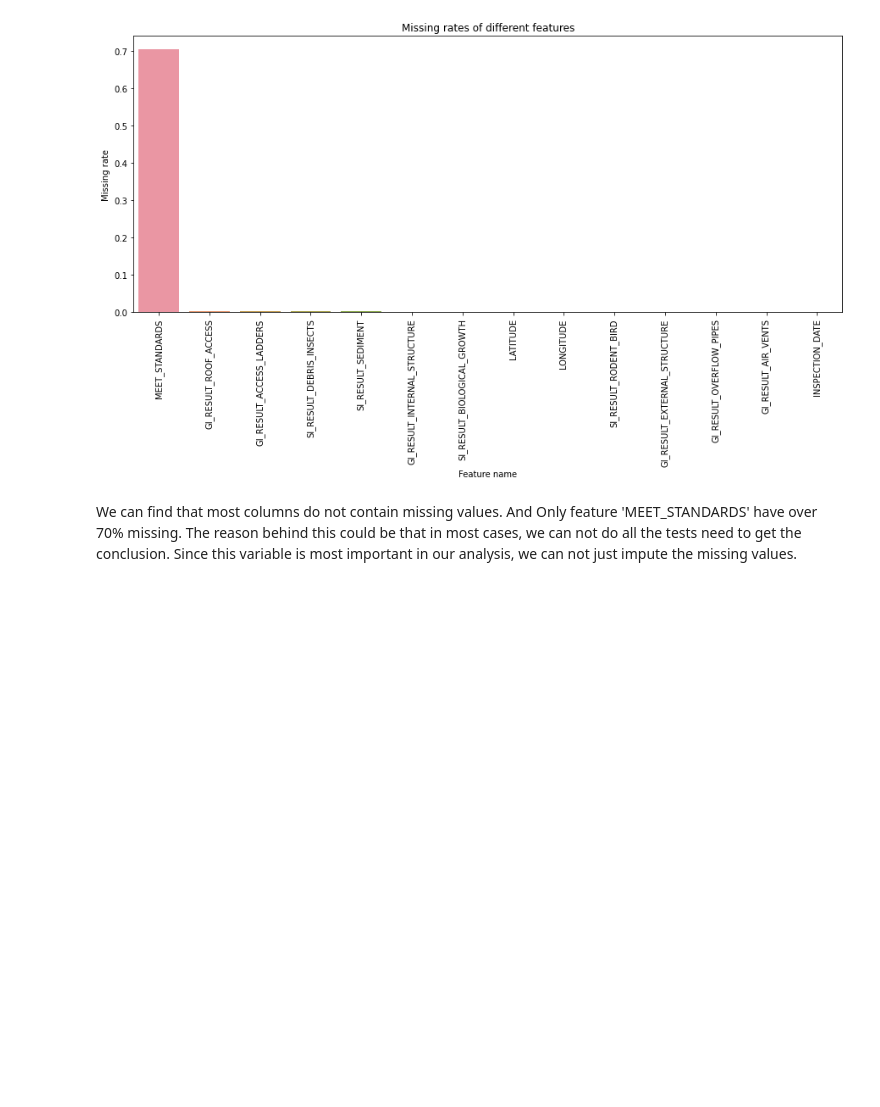
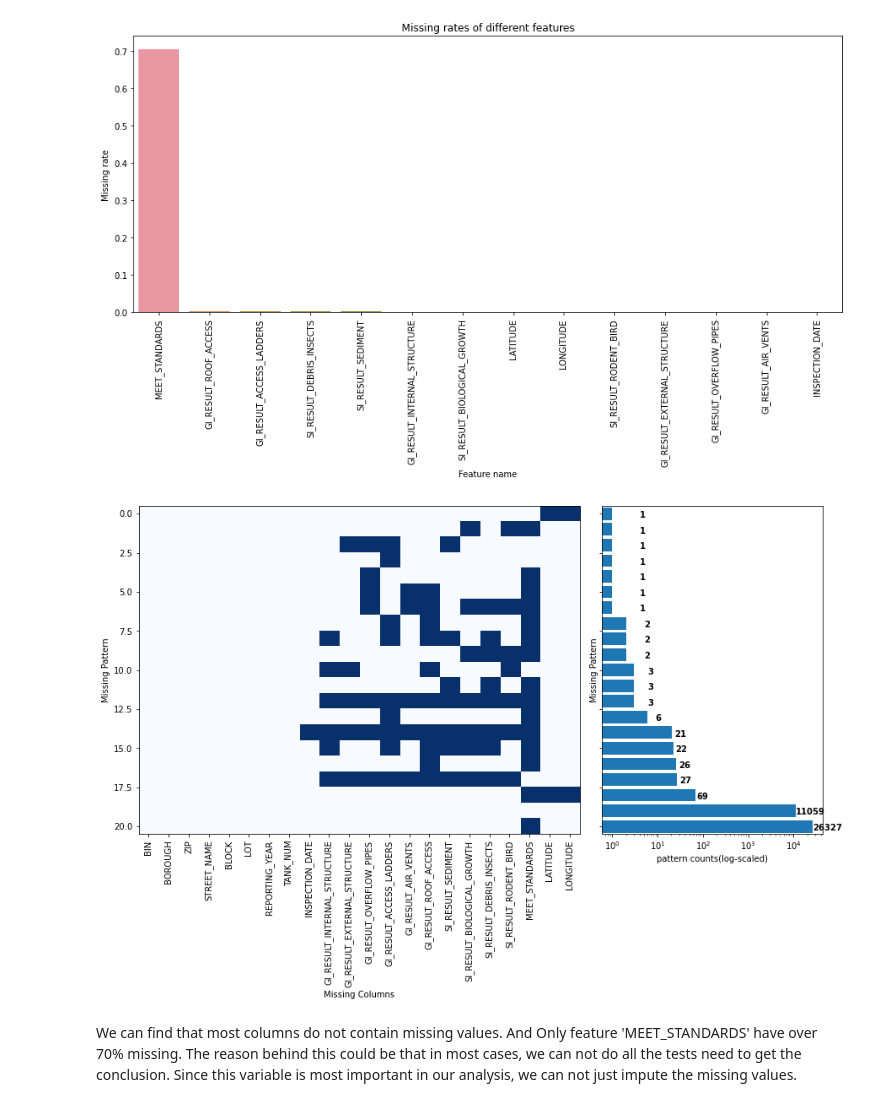
Before and after one commit to clarissarjtai/NYC-Restaurant-Sanitation-Level-Prediction, a Jupyter notebook: cleaning.ipynb, the cells around one changed output. Cells and saved outputs as stored; diff of their text form; code cells hidden in the pictures; blank space fills up the shorter version.

```diff
--- a/cleaning.ipynb
+++ b/cleaning.ipynb
@@ -46,6 +46,29 @@ Data columns (total 22 columns):
 dtypes: float64(2), int64(6), object(14)
 memory usage: 6.3+ MB
 [figure]
+# %%
+# missing value pattern
+missing_patterns = water_tank_df.isna().groupby(list(water_tank_df.isna().columns),as_index=False).size()
+missing_patterns = missing_patterns.sort_values(by='size').reset_index(drop=True)
+fig, ax = plt.subplots(1,2, figsize=(12,6), gridspec_kw={'width_ratios': [2,1]}, sharey = True)
+fig.tight_layout()
+
+ax[0].imshow(missing_patterns.iloc[:,0:-1], aspect='auto', cmap = 'Blues')
+ax[0].set_xlabel('Missing Columns')
+ax[0].set_ylabel("Missing Pattern")
+ax[0].set_xticks(ticks = np.arange(22))
+ax[0].set_xticklabels(labels = missing_patterns.columns[0:-1], rotation = 90)
+
+ax[1].barh(missing_patterns['size'].index, missing_patterns['size'])
+ax[1].set_xscale('log')
+for i, v in enumerate(missing_patterns['size']):
+    ax[1].text(v + 3, i + .25, str(v), color='black', fontweight='bold')
+
+ax[1].set_xlabel('pattern counts(log-scaled)')
+ax[1].set_ylabel("Missing Pattern")
+plt.savefig("Water_Tank_Missing_Pattern.png",bbox_inches='tight')
+# %% [output]
+[figure, added]
 # %% [markdown]
 We can find that most columns do not contain missing values. And Only feature 'MEET_STANDARDS' have over 70% missing. The reason behind this could be that in most cases, we can not do all the tests need to get the conclusion. Since this variable is most important in our analysis, we can not just impute the missing values.
 # %%
```
Also changed, not shown: parts of 4 cells of this notebook, 3 other files.
